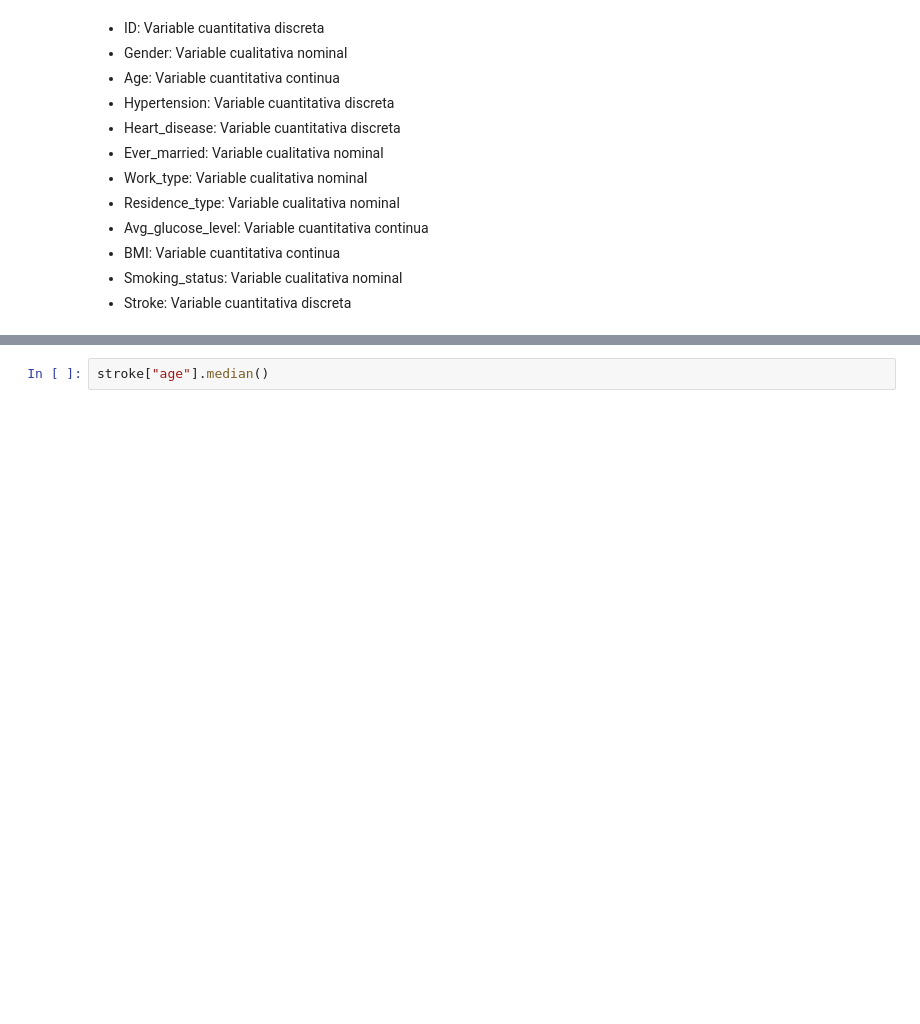
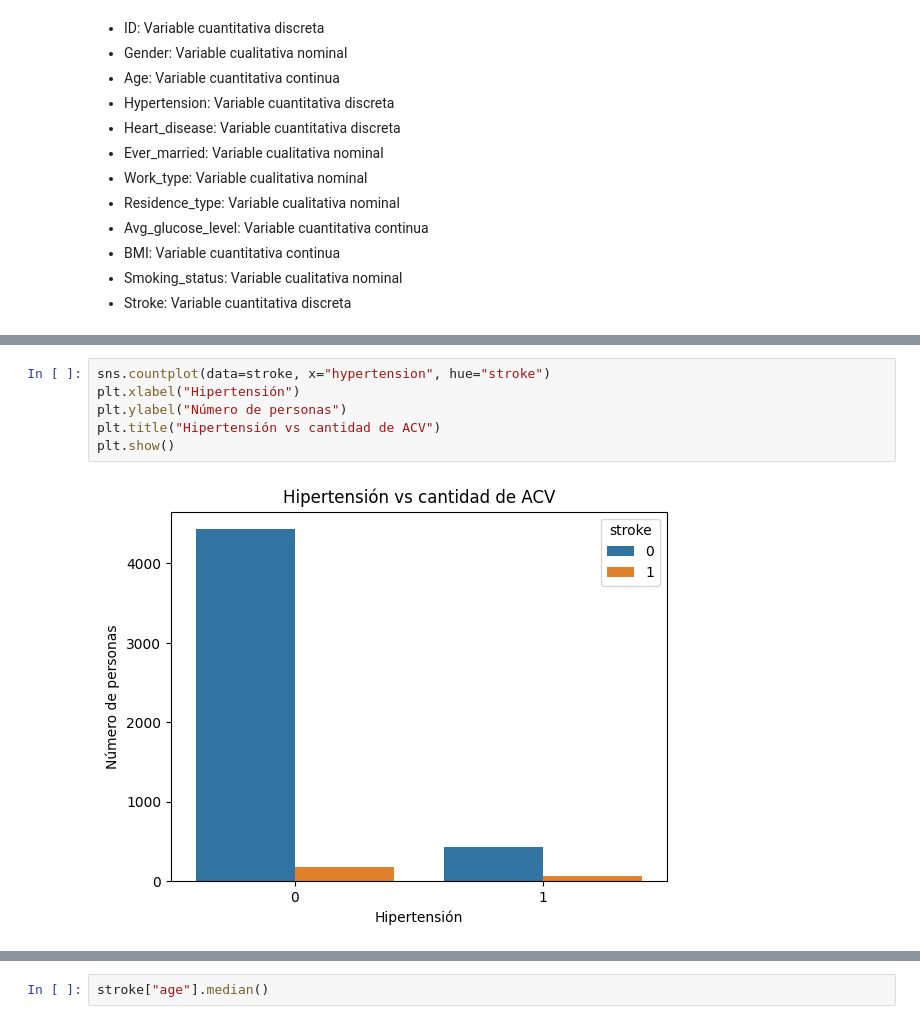
Before and after one commit to 4ldan4/curso_ciencia_de_datos_fsoc, a Jupyter notebook: TareaClase4.ipynb, the cells around one changed output, grey strips where cells are left out. Cells and saved outputs as stored; diff of their text form; blank space fills up the shorter version.

```diff
--- a/TareaClase4.ipynb
+++ b/TareaClase4.ipynb
@@ -149,0 +143,8 @@ stroke.describe()
+# %%
+sns.countplot(data=stroke, x="hypertension", hue="stroke")
+plt.xlabel("Hipertensión")
+plt.ylabel("Número de personas")
+plt.title("Hipertensión vs cantidad de ACV")
+plt.show()
+# %% [output]
+[figure, added]
```
Also changed, not shown: parts of 107 cells of this notebook.
